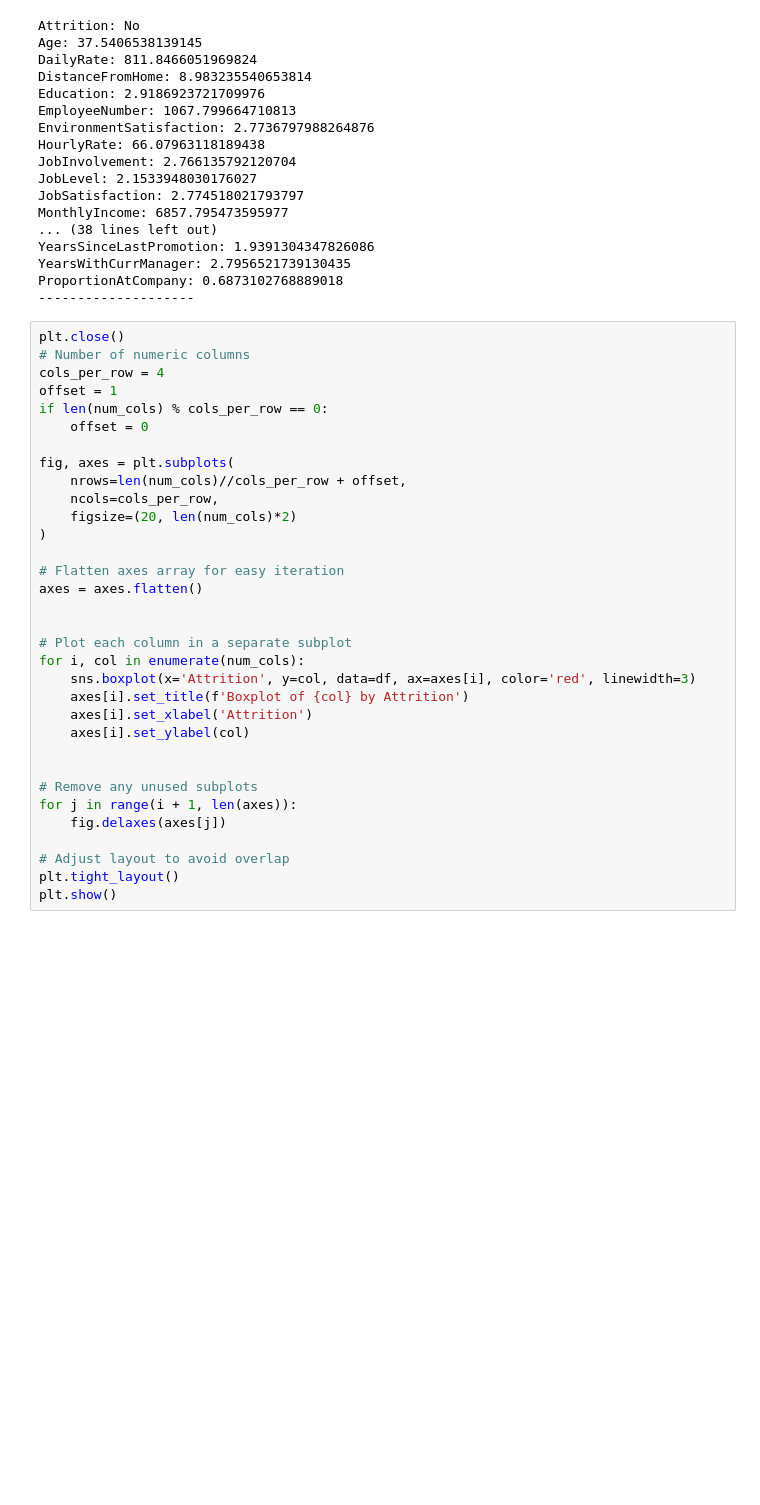
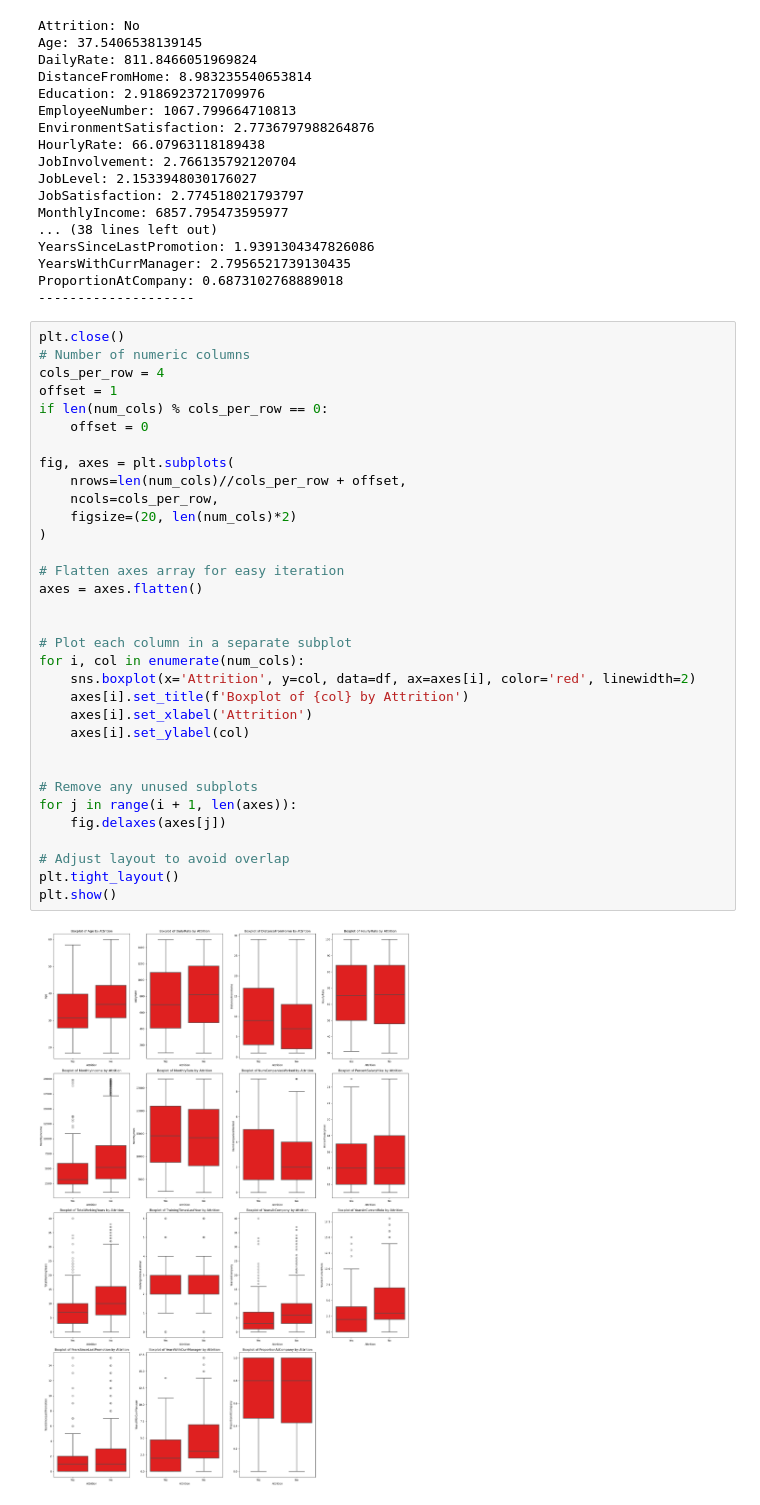
Before and after one commit to SethMoffat/Project_1, a Jupyter notebook: explore.ipynb, the cells around one changed output. Drawn from its saved outputs; the diff is of its cells as text; blank space fills up the shorter version.

```diff
--- a/explore.ipynb
+++ b/explore.ipynb
@@ -224,31 +224,33 @@ plt.close()
 # Number of numeric columns
 cols_per_row = 4
 offset = 1
 if len(num_cols) % cols_per_row == 0:
     offset = 0
 
 fig, axes = plt.subplots(
     nrows=len(num_cols)//cols_per_row + offset,
     ncols=cols_per_row,
     figsize=(20, len(num_cols)*2)
 )
 
 # Flatten axes array for easy iteration
 axes = axes.flatten()
 
 
 # Plot each column in a separate subplot
 for i, col in enumerate(num_cols):
-    sns.boxplot(x='Attrition', y=col, data=df, ax=axes[i], color='red', linewidth=3)
+    sns.boxplot(x='Attrition', y=col, data=df, ax=axes[i], color='red', linewidth=2)
     axes[i].set_title(f'Boxplot of {col} by Attrition')
     axes[i].set_xlabel('Attrition')
     axes[i].set_ylabel(col)
 
 
 # Remove any unused subplots
 for j in range(i + 1, len(axes)):
     fig.delaxes(axes[j])
 
 # Adjust layout to avoid overlap
 plt.tight_layout()
 plt.show()
+# %% [output]
+[figure, added]
```
Also changed, not shown: parts of 1 cell of this notebook.
